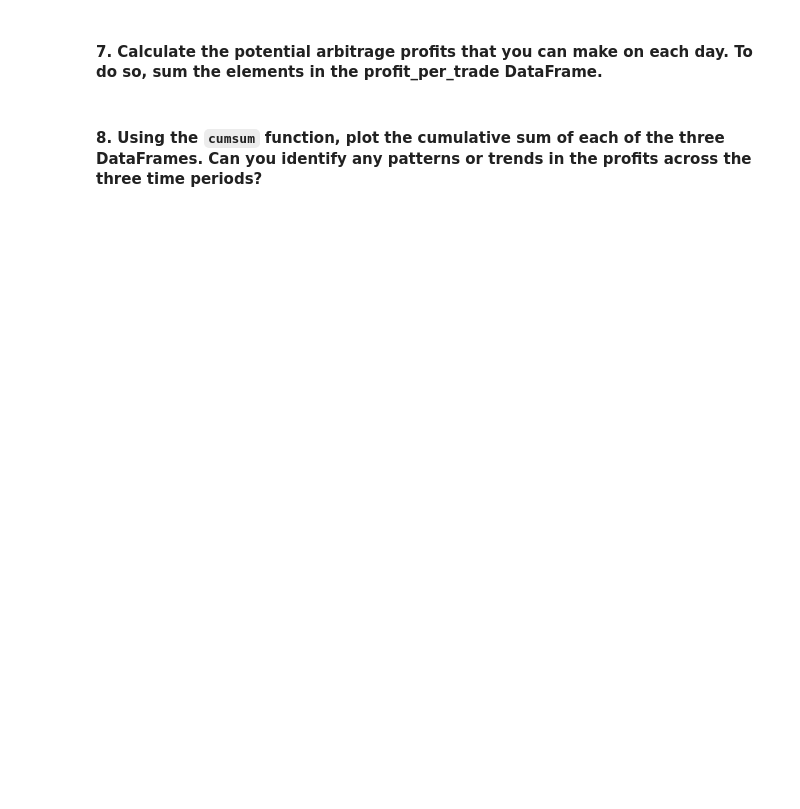
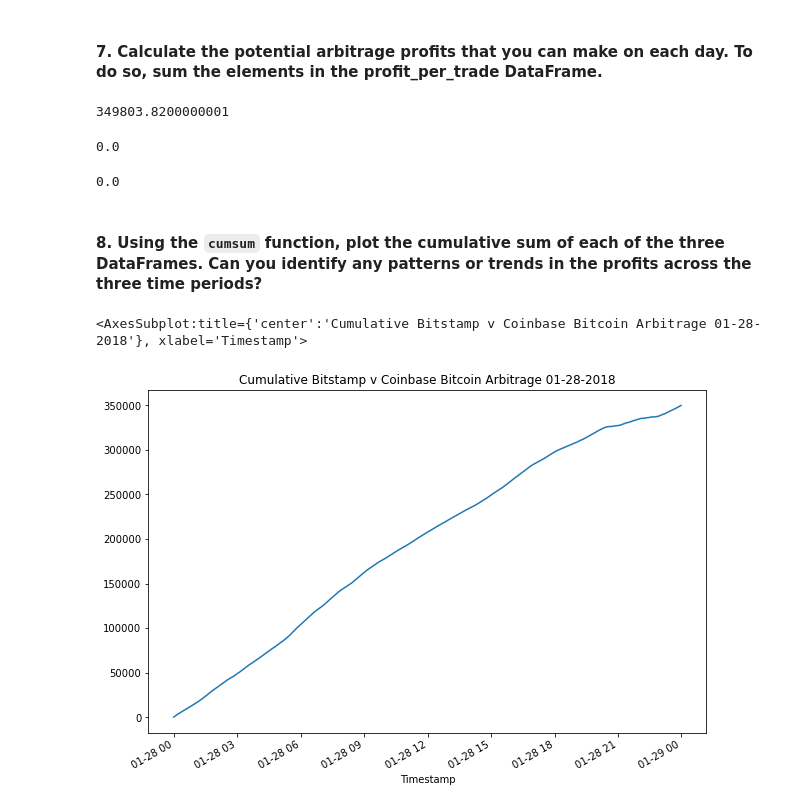
Before and after one commit to ThomasBrierton/Bitcoin_Arbitrage_Model, a Jupyter notebook: crypto_arbitrage.ipynb, the cells around one changed output. Drawn from its saved outputs; the diff is of its cells as text; code cells hidden in the pictures; blank space fills up the shorter version.

Commit message:
Saving completed arbitrage model

```diff
--- a/crypto_arbitrage.ipynb
+++ b/crypto_arbitrage.ipynb
@@ -705,12 +804,44 @@ profit_per_trade_early = # YOUR CODE HERE
 #### 7. Calculate the potential arbitrage profits that you can make on each day. To do so, sum the elements in the profit_per_trade DataFrame.
 # %%
 # Calculate the sum of the potential profits for the early profit per trade DataFrame
-# YOUR CODE HERE
+
+sum_profit_early = profit_per_trade_early.sum()
+
+#View early sum
+
+sum_profit_early
+# %% [output]
+349803.8200000001
+# %%
+# Calculate the sum of the potential profits for the middle profit per trade DataFrame
+
+sum_profit_middle = profit_per_trade_middle.sum()
+
+#View early sum
+
+sum_profit_middle
+# %% [output]
+0.0
+# %%
+# Calculate the sum of the potential profits for the late profit per trade DataFrame
+
+sum_profit_late = profit_per_trade_late.sum()
+
+#View early sum
+
+sum_profit_late
+# %% [output]
+0.0
 # %% [markdown]
 #### 8. Using the `cumsum` function, plot the cumulative sum of each of the three DataFrames. Can you identify any patterns or trends in the profits across the three time periods?
 # %%
 # Use the cumsum function to calculate the cumulative profits over time for the early profit per trade DataFrame
-cumulative_profit_early = # YOUR CODE HERE
+
+cumsum_profit_early = profit_per_trade_early.cumsum()
 # %%
 # Plot the cumulative sum of profits for the early profit per trade DataFrame
-# YOUR CODE HERE
+
+cumsum_profit_early.plot(figsize=(10,7), title="Cumulative Bitstamp v Coinbase Bitcoin Arbitrage 01-28-2018")
+# %% [output]
+<AxesSubplot:title={'center':'Cumulative Bitstamp v Coinbase Bitcoin Arbitrage 01-28-2018'}, xlabel='Timestamp'>
+[figure, added]
```
Also changed, not shown: parts of 14 cells of this notebook.
